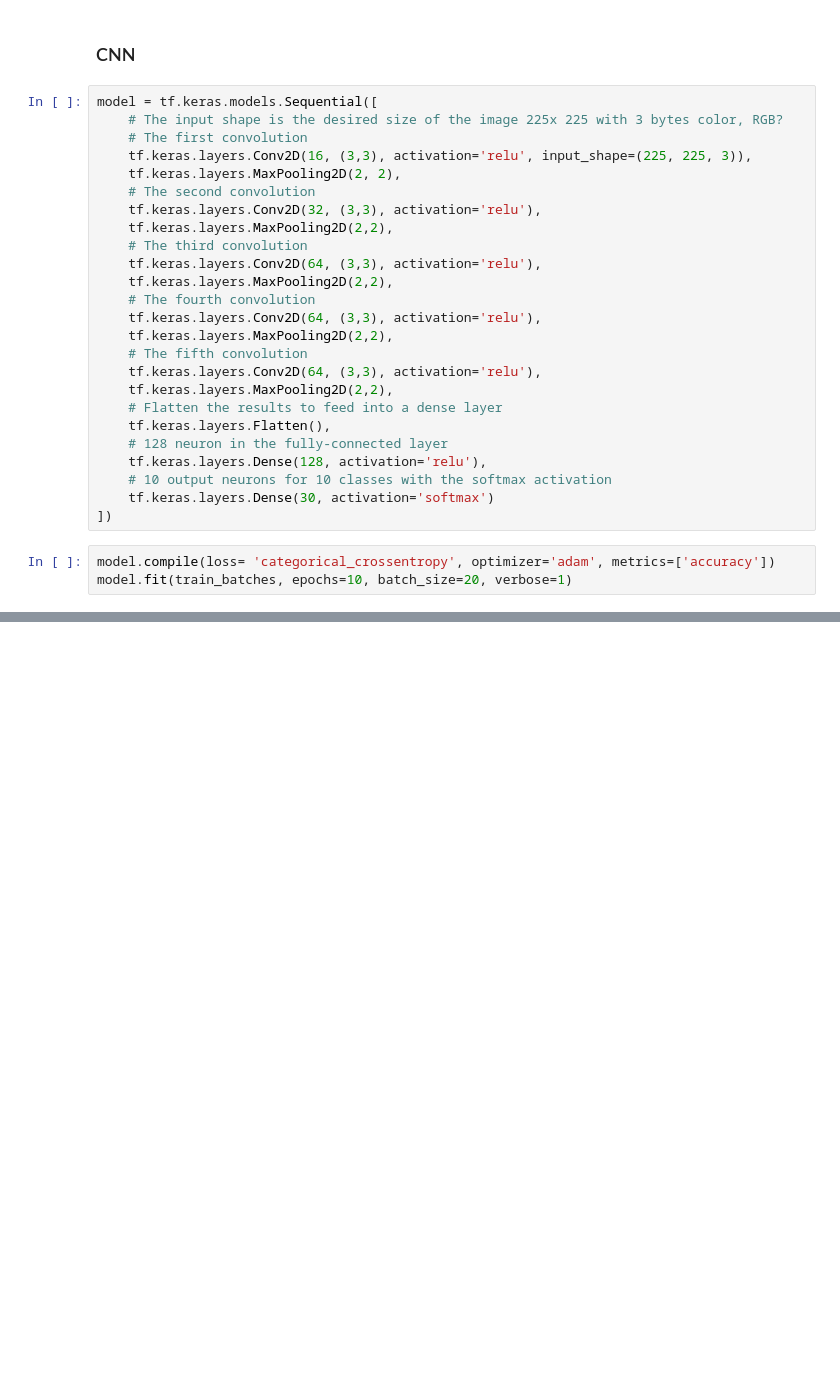
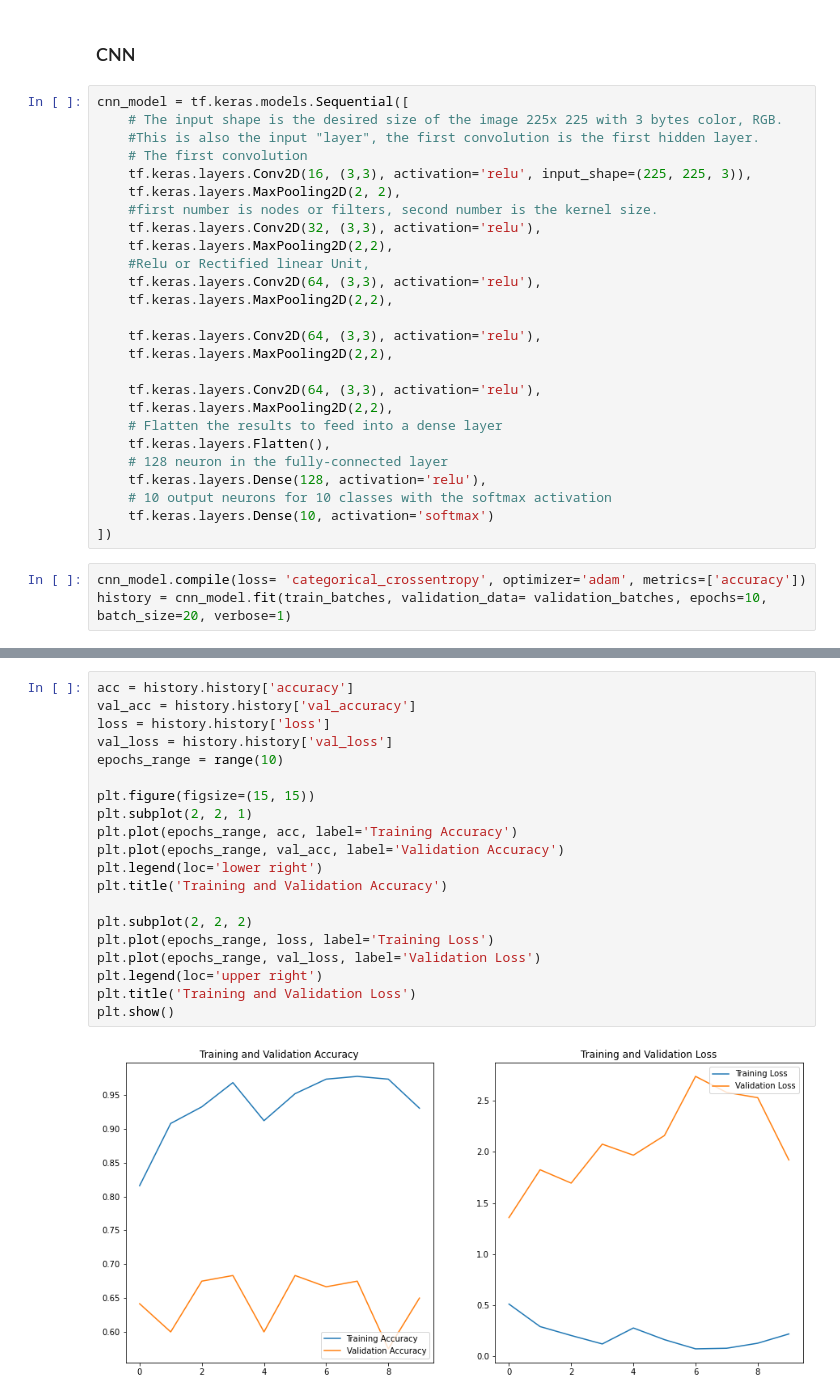
Before and after one commit to ozbunae/Monkey_Image_Classification, a Jupyter notebook: Monkey Image Classification.ipynb, the cells around one changed output, grey strips where cells are left out. Saved outputs shown, nothing was run; the diff lists cells and outputs as text; blank space fills up the shorter version.

```diff
--- a/Monkey Image Classification.ipynb
+++ b/Monkey Image Classification.ipynb
@@ -189,21 +219,22 @@ Epoch 10/10
 # %% [markdown]
 ### CNN
 # %%
-model = tf.keras.models.Sequential([
-    # The input shape is the desired size of the image 225x 225 with 3 bytes color, RGB?
+cnn_model = tf.keras.models.Sequential([
+    # The input shape is the desired size of the image 225x 225 with 3 bytes color, RGB.
+    #This is also the input "layer", the first convolution is the first hidden layer.
     # The first convolution
     tf.keras.layers.Conv2D(16, (3,3), activation='relu', input_shape=(225, 225, 3)),
     tf.keras.layers.MaxPooling2D(2, 2),
-    # The second convolution
+    #first number is nodes or filters, second number is the kernel size.
     tf.keras.layers.Conv2D(32, (3,3), activation='relu'),
     tf.keras.layers.MaxPooling2D(2,2),
-    # The third convolution
+    #Relu or Rectified linear Unit,
     tf.keras.layers.Conv2D(64, (3,3), activation='relu'),
     tf.keras.layers.MaxPooling2D(2,2),
-    # The fourth convolution
+
     tf.keras.layers.Conv2D(64, (3,3), activation='relu'),
     tf.keras.layers.MaxPooling2D(2,2),
-    # The fifth convolution
+
     tf.keras.layers.Conv2D(64, (3,3), activation='relu'),
     tf.keras.layers.MaxPooling2D(2,2),
     # Flatten the results to feed into a dense layer
@@ -211,10 +242,10 @@ model = tf.keras.models.Sequential([
     # 128 neuron in the fully-connected layer
     tf.keras.layers.Dense(128, activation='relu'),
     # 10 output neurons for 10 classes with the softmax activation
-    tf.keras.layers.Dense(30, activation='softmax')
+    tf.keras.layers.Dense(10, activation='softmax')
 ])
 # %%
-model.compile(loss= 'categorical_crossentropy', optimizer='adam', metrics=['accuracy'])
-model.fit(train_batches, epochs=10, batch_size=20, verbose=1)
+cnn_model.compile(loss= 'categorical_crossentropy', optimizer='adam', metrics=['accuracy'])
+history = cnn_model.fit(train_batches, validation_data= validation_batches, epochs=10, batch_size=20, verbose=1)
 # %% [output]
 Epoch 1/10
@@ -272,0 +351,22 @@ for i in range(len(practical_test_images)):
+# %%
+acc = history.history['accuracy']
+val_acc = history.history['val_accuracy']
+loss = history.history['loss']
+val_loss = history.history['val_loss']
+epochs_range = range(10)
+
+plt.figure(figsize=(15, 15))
+plt.subplot(2, 2, 1)
+plt.plot(epochs_range, acc, label='Training Accuracy')
+plt.plot(epochs_range, val_acc, label='Validation Accuracy')
+plt.legend(loc='lower right')
+plt.title('Training and Validation Accuracy')
+
+plt.subplot(2, 2, 2)
+plt.plot(epochs_range, loss, label='Training Loss')
+plt.plot(epochs_range, val_loss, label='Validation Loss')
+plt.legend(loc='upper right')
+plt.title('Training and Validation Loss')
+plt.show()
+# %% [output]
+[figure, added]
```
Also changed, not shown: parts of 19 cells of this notebook.
